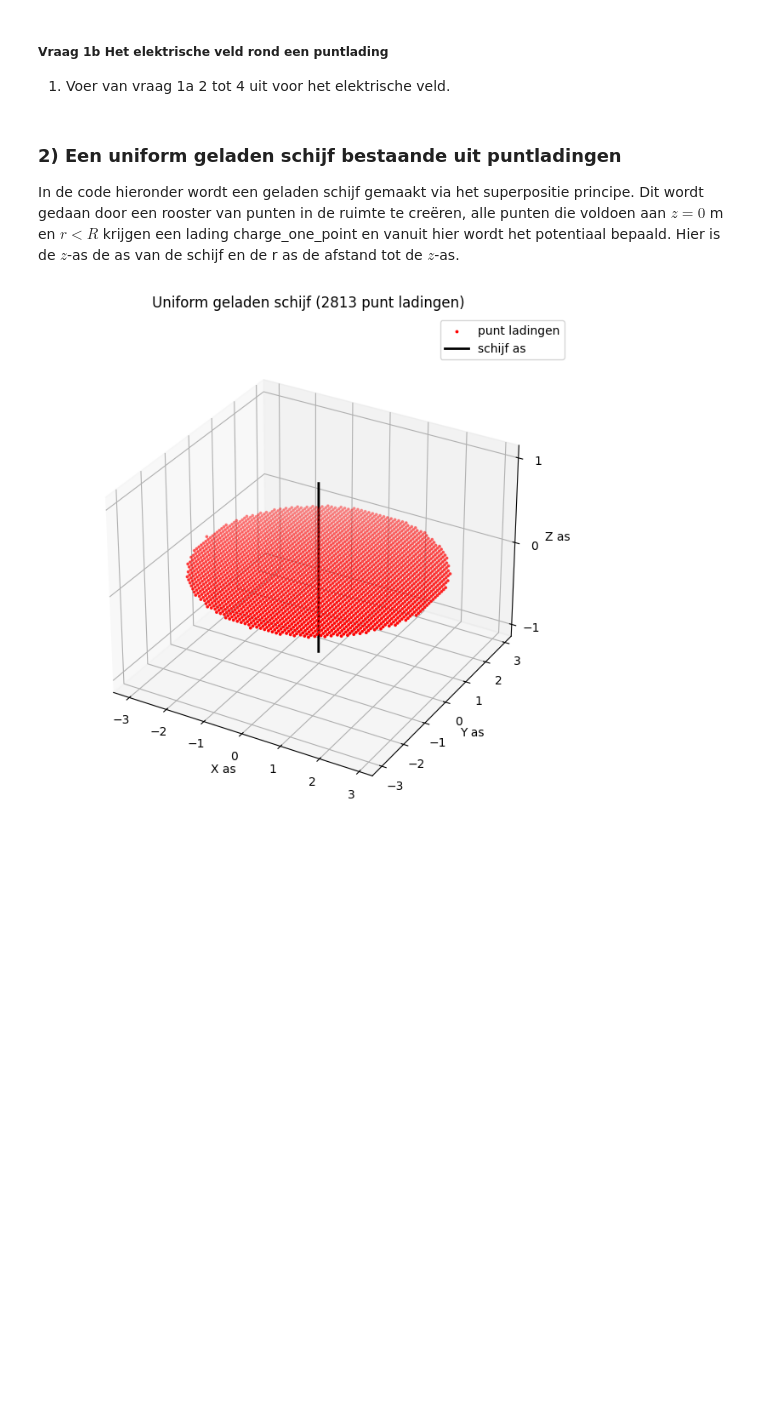
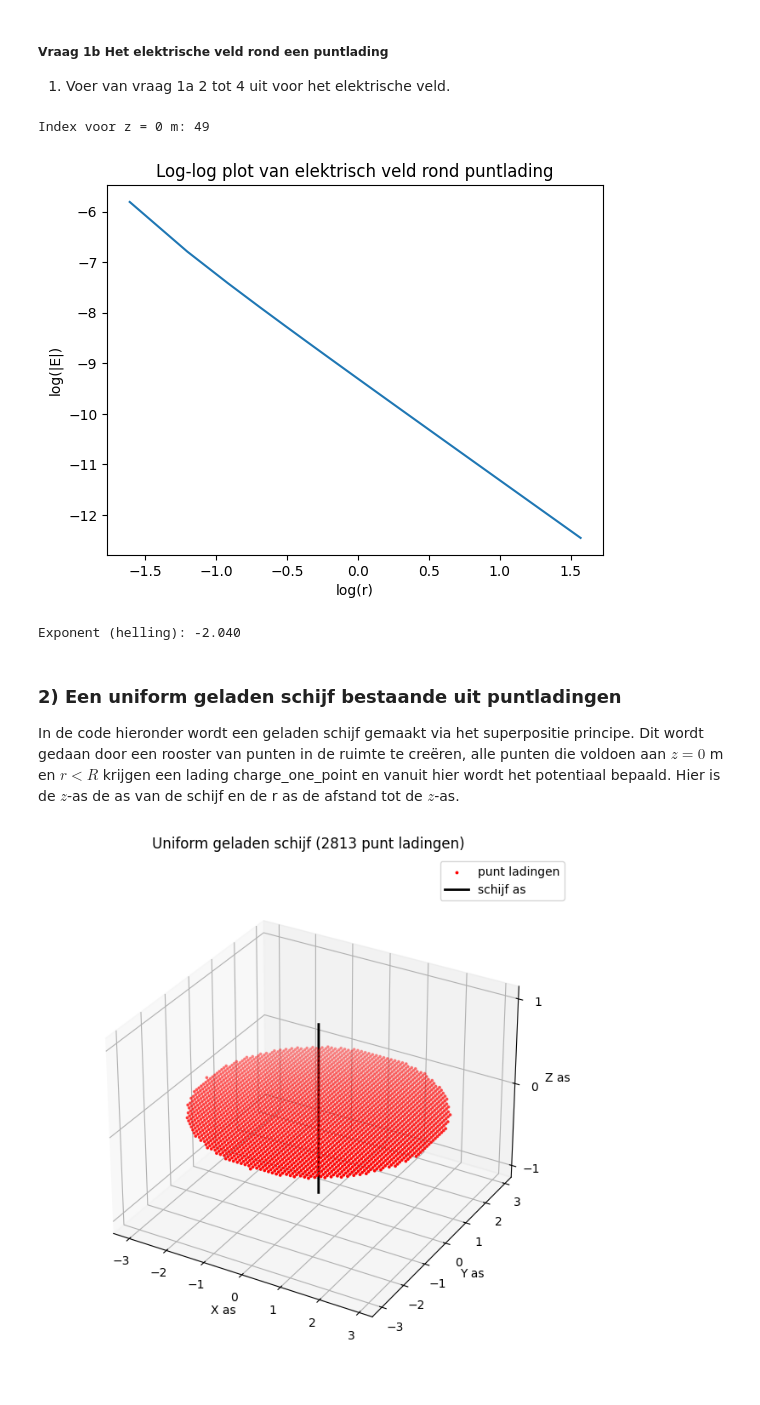
Before and after one commit to Monjano/DEF-D-MONJANO-SCHEBAL, a Jupyter notebook: DigitaleOntwerpopdrachten/1CondensatorOpdracht/CondensatorOntwerpopdracht.ipynb, the cells around one changed output. Saved outputs shown, nothing was run; the diff lists cells and outputs as text; code cells hidden in the pictures; blank space fills up the shorter version.

```diff
--- a/DigitaleOntwerpopdrachten/1CondensatorOpdracht/CondensatorOntwerpopdracht.ipynb
+++ b/DigitaleOntwerpopdrachten/1CondensatorOpdracht/CondensatorOntwerpopdracht.ipynb
@@ -95,8 +127,39 @@ plot_results_pt_charge_at_origin(Ez, Er, normE, V, r, z, grid_step)
 1. Voer van vraag 1a 2 tot 4 uit voor het elektrische veld.
 # %%
 ###
-###Hier jouw code###
+# Index voor z = 0 bepalen
+z_index = np.argmin(np.abs(z_for_E - 0))
+print("Index voor z = 0 m:", z_index)
+
+# Elektrisch veld langs z = 0
+E_z0 = normE[z_index, :]
+
+E0weg = (r_for_E > 0) & (E_z0 > 0)
+
+r_nonzero = r_for_E[E0weg]
+E_nonzero = E_z0[E0weg]
+
+log_r = np.log(r_nonzero)
+log_E = np.log(E_nonzero)
+
+# Plot log(E) vs log(r)
+plt.figure()
+plt.plot(log_r, log_E)
+plt.xlabel("log(r)")
+plt.ylabel("log(|E|)")
+plt.title("Log-log plot van elektrisch veld rond puntlading")
+plt.show()
+
+# Fit uitvoeren
+a, b = np.polyfit(log_r, log_E, 1)
+
+# Exponent printen
+print(f"Exponent (helling): {a:.3f}")
 ###
+# %% [output]
+Index voor z = 0 m: 49
+[figure, added]
+Exponent (helling): -2.040
 # %% [markdown]
 ### 2) Een uniform geladen schijf bestaande uit puntladingen
 
```
Also changed, not shown: parts of 1 cell of this notebook.
